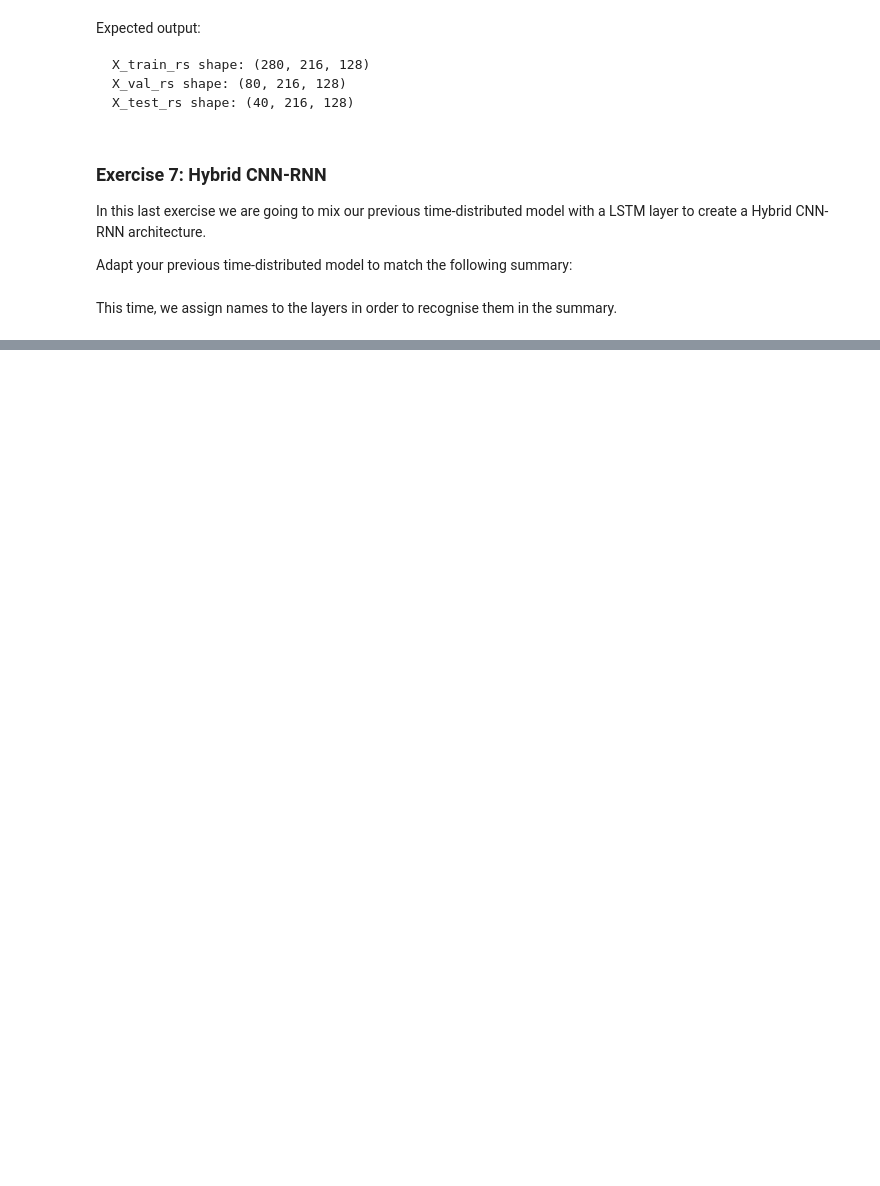
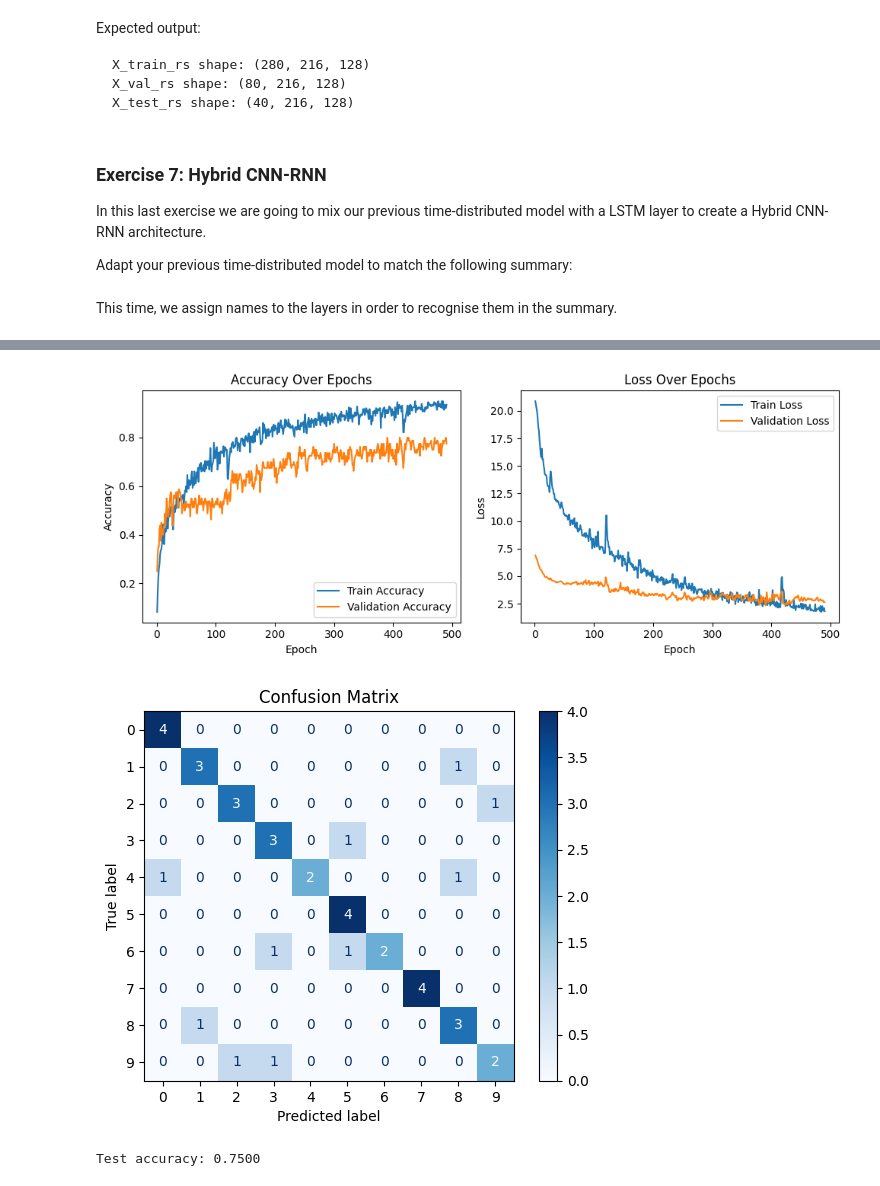
Before and after one commit to ChiaraAuriemma/Sound-Event-Classification, a Jupyter notebook: Speedy_Jose.ipynb, the cells around one changed output, grey strips where cells are left out. Cells and saved outputs as stored; diff of their text form; code cells hidden in the pictures; blank space fills up the shorter version.

```diff
--- a/Speedy_Jose.ipynb
+++ b/Speedy_Jose.ipynb
@@ -92,11 +73,11 @@ We load the signals and get the Mel spectrogram for each signal. Create a list c
 
 Note: use the default parameters for librosa.load (resample to 22050Hz) and librosa.feature.melspectrogram.
 # %%
-path = '/Users/filippo/Library/CloudStorage/OneDrive-PolitecnicodiMilano/Corsi/Selected Topics in Music and Acoustic Engineering 👨🏻‍🏫/Codes STMAE/ESC-50-master/audio/'
+path = '/Users/filippo/Library/CloudStorage/OneDrive-PolitecnicodiMilano/Corsi/Selected Topics in Music and Acoustic Engineering/Git/Sound-Event-Classification/ESC-50-master/audio/'
 signals = list(librosa.load(path + file)[0] for file in files)
 
 signal1, sr = librosa.load(path + '1-100032-A-0.wav')
-print(sr)
+print(f"Sample rate:", sr, "Hz")
 
 melspecs = list(librosa.feature.melspectrogram(y=signal, sr=sr) for signal in signals)
 # %% [output]
@@ -429,0 +398,30 @@ weighted avg       0.69      0.72      0.70        40
+# %%
+class RSSDataset(Dataset):
+    def __init__(self, X, y):
+        self.X = torch.tensor(X, dtype=torch.float32)  # shape: (B, T, C, L)
+        self.y = torch.tensor(y, dtype=torch.long)
+
+    def __len__(self):
+        return len(self.y)
+
+    def __getitem__(self, idx):
+        return self.X[idx], self.y[idx]
+# %%
+# Creazione dei dataset
+train_dataset = RSSDataset(X_train_rss, y_train)
+val_dataset = RSSDataset(X_val_rss, y_val)
+test_dataset = RSSDataset(X_test_rss, y_test)
+
+train_loader = DataLoader(train_dataset, batch_size=32, shuffle=True)
+val_loader = DataLoader(val_dataset, batch_size=32)
+test_loader = DataLoader(test_dataset, batch_size=32)
+
+model = CNN_LSTM_Hybrid()
+criterion = nn.CrossEntropyLoss()
+optimizer = torch.optim.Adam(model.parameters(), lr=0.001)
+
+model, history = train_model(model, train_loader, val_loader, criterion, optimizer, device)
+
+plot_training_history(history)
+evaluate_model(model, test_loader, device)
+# %% [output]
@@ -429,0 +445,3 @@ weighted avg       0.69      0.72      0.70        40
+[figure, added]
+[figure, added]
+Test accuracy: 0.7500
```
Also changed, not shown: parts of 21 cells of this notebook.
